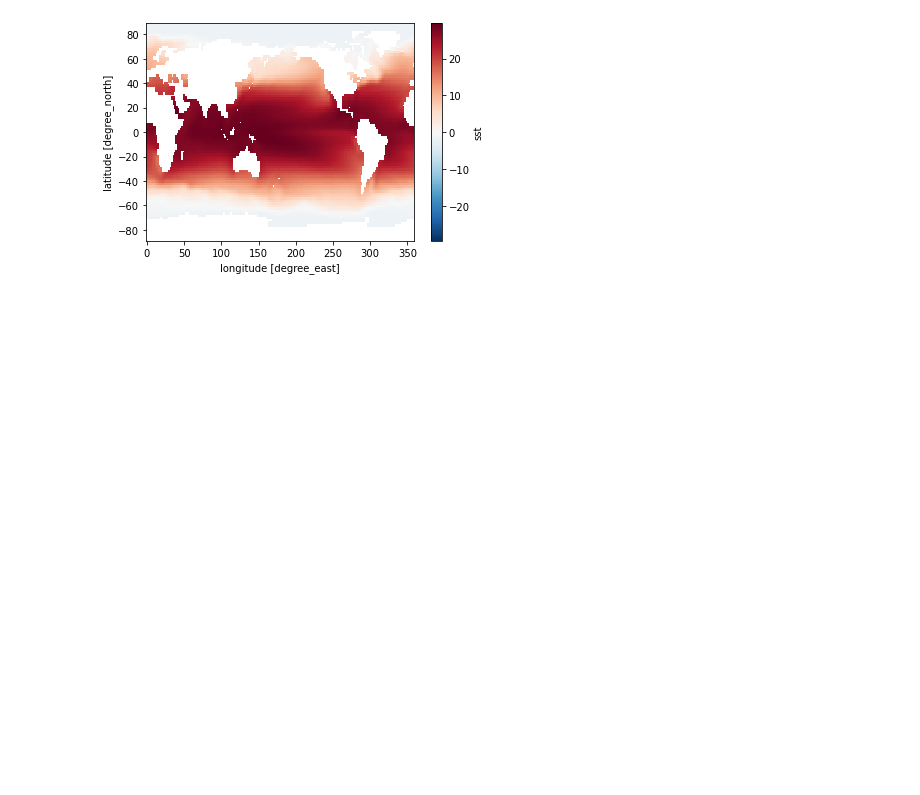
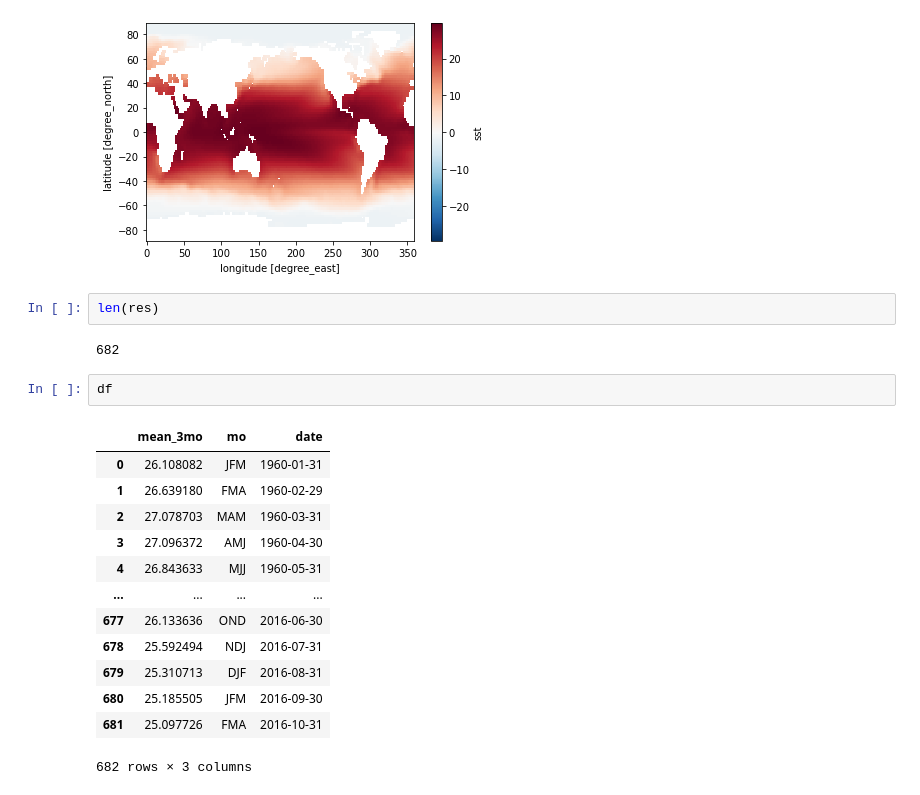
Before and after one commit to mzmzia/ese-5023, a Jupyter notebook: PS3.ipynb, the cells around one changed output. Saved outputs shown, nothing was run; the diff lists cells and outputs as text; blank space fills up the shorter version.

```diff
--- a/PS3.ipynb
+++ b/PS3.ipynb
@@ -66,3 +70,23 @@ da.sst.mean(dim=['time']).plot()
 # %% [output]
 <matplotlib.collections.QuadMesh at 0x...>
 [figure]
+# %%
+len(res)
+# %% [output]
+682
+# %%
+df
+# %% [output]
+|  | mean_3mo | mo | date |
+| 0 | 26.108082 | JFM | 1960-01-31 |
+| 1 | 26.639180 | FMA | 1960-02-29 |
+| 2 | 27.078703 | MAM | 1960-03-31 |
+| 3 | 27.096372 | AMJ | 1960-04-30 |
+| 4 | 26.843633 | MJJ | 1960-05-31 |
+| ... | ... | ... | ... |
+| 677 | 26.133636 | OND | 2016-06-30 |
+| 678 | 25.592494 | NDJ | 2016-07-31 |
+| 679 | 25.310713 | DJF | 2016-08-31 |
+| 680 | 25.185505 | JFM | 2016-09-30 |
+| 681 | 25.097726 | FMA | 2016-10-31 |
+682 rows × 3 columns
```
Also changed, not shown: parts of 3 cells of this notebook.
